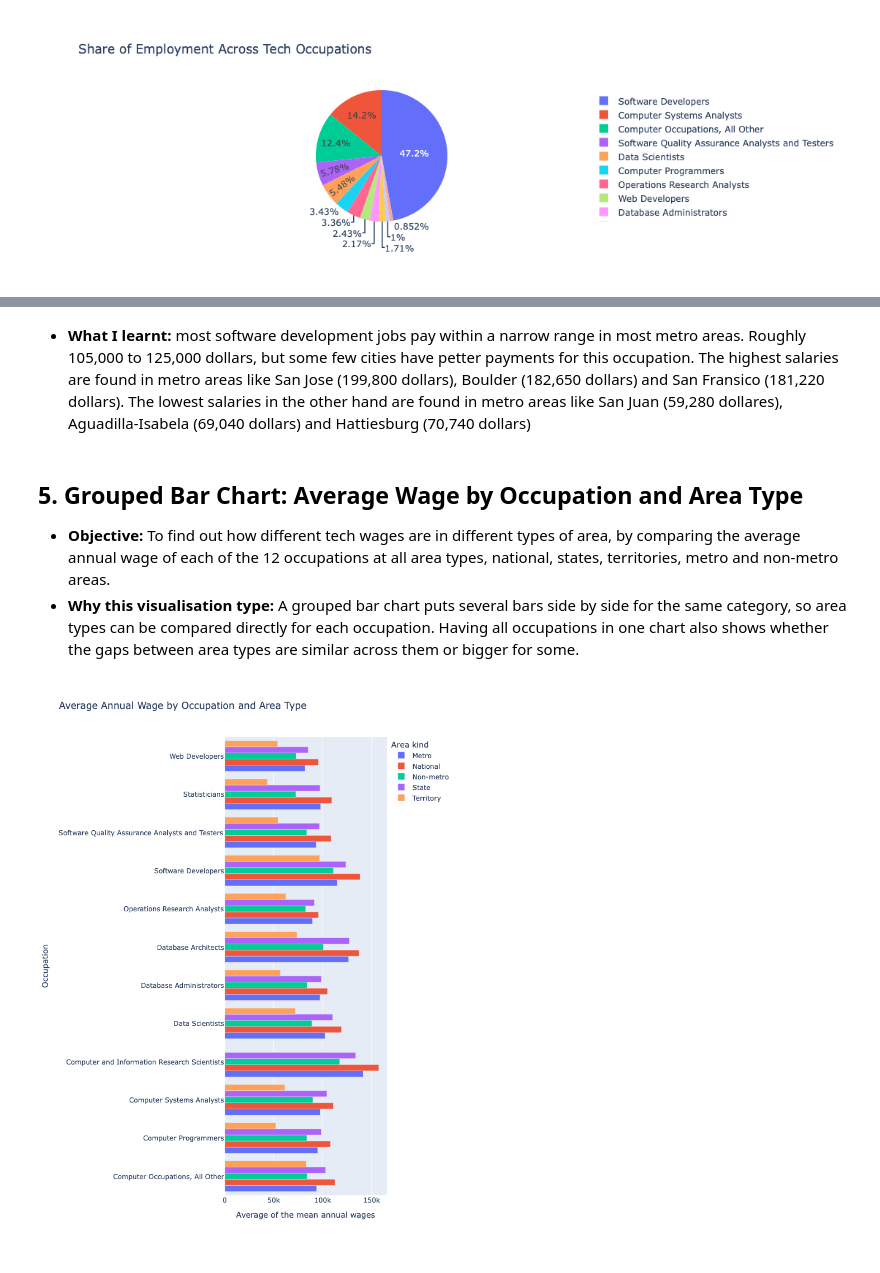
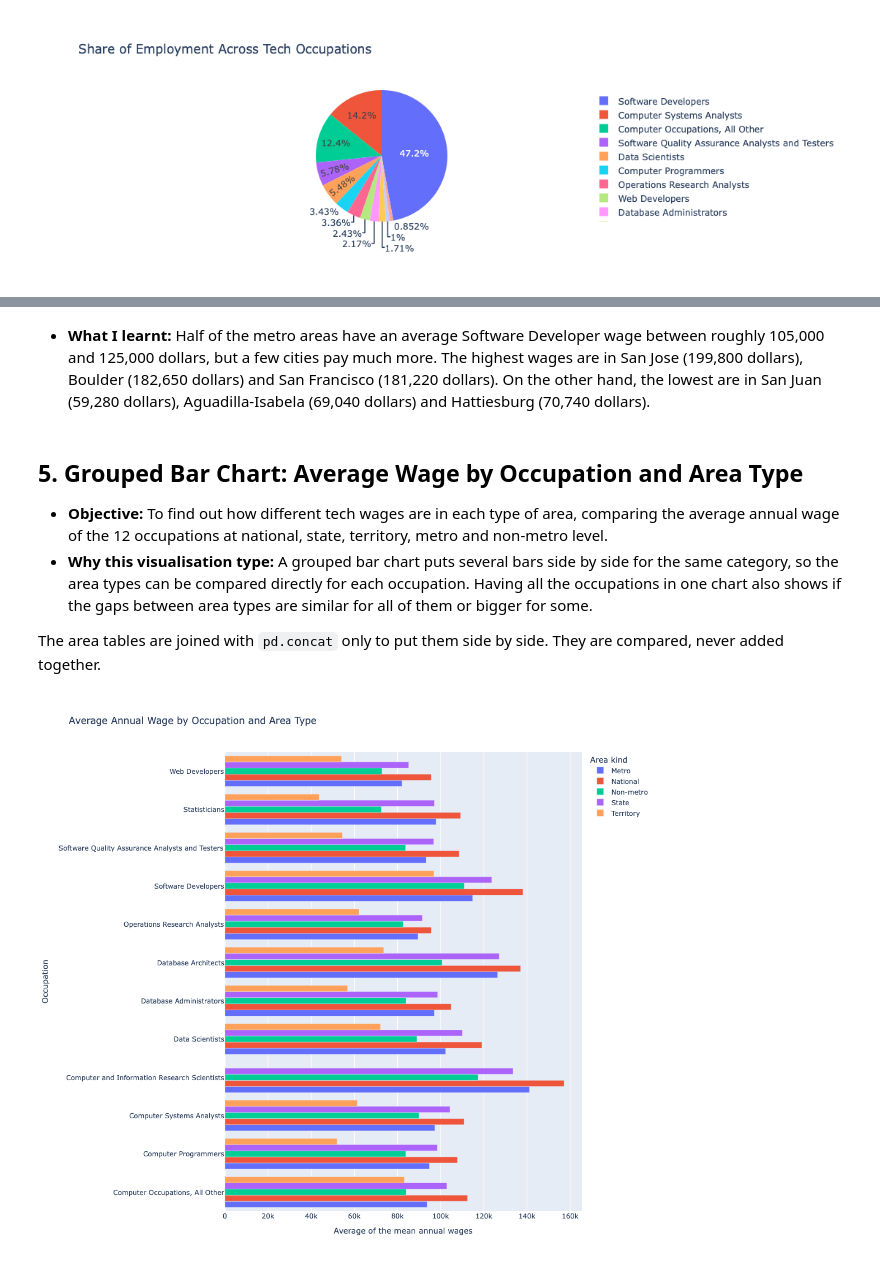
Before and after one commit to chryswds/DVC-CA1, a Jupyter notebook: DVC_CA1-2023334.ipynb, the cells around one changed output, grey strips where cells are left out. Cells and saved outputs as stored; diff of their text form; code cells hidden in the pictures.

```diff
--- a/DVC_CA1-2023334.ipynb
+++ b/DVC_CA1-2023334.ipynb
@@ -250,24 +320,26 @@ fig_violin.show()
 # %% [markdown]
-- **What I learnt:** most software development jobs pay within a narrow range in most metro areas. Roughly 105,000 to 125,000 dollars, but some few cities have petter payments for this occupation. The highest salaries are found in metro areas like San Jose (199,800 dollars), Boulder (182,650 dollars) and San Fransico (181,220 dollars). The lowest salaries in the other hand are found in metro areas like San Juan (59,280 dollares), Aguadilla-Isabela (69,040 dollars) and Hattiesburg (70,740 dollars)
+- **What I learnt:** Half of the metro areas have an average Software Developer wage between roughly 105,000 and 125,000 dollars, but a few cities pay much more. The highest wages are in San Jose (199,800 dollars), Boulder (182,650 dollars) and San Francisco (181,220 dollars). On the other hand, the lowest are in San Juan (59,280 dollars), Aguadilla-Isabela (69,040 dollars) and Hattiesburg (70,740 dollars).
 # %% [markdown]
 ## 5. Grouped Bar Chart: Average Wage by Occupation and Area Type
 
-- **Objective:** To find out how different tech wages are in different types of area, by comparing the average annual wage of each of the 12 occupations at all area types, national, states, territories, metro and non-metro areas.
-- **Why this visualisation type:** A grouped bar chart puts several bars side by side for the same category, so area types can be compared directly for each occupation. Having all occupations in one chart also shows whether the gaps between area types are similar across them or bigger for some.
+- **Objective:** To find out how different tech wages are in each type of area, comparing the average annual wage of the 12 occupations at national, state, territory, metro and non-metro level.
+- **Why this visualisation type:** A grouped bar chart puts several bars side by side for the same category, so the area types can be compared directly for each occupation. Having all the occupations in one chart also shows if the gaps between area types are similar for all of them or bigger for some.
+
+The area tables are joined with `pd.concat` only to put them side by side. They are compared, never added together.
 # %%
-compare = tech_df.copy()
+compare = pd.concat([national, states, territories, metros, nonmetro])
 compare["Area kind"] = compare["AREA_TYPE"].map({1: "National", 2: "State", 3: "Territory", 4: "Metro", 6: "Non-metro"})
 
 avg_wage = compare.groupby(["OCC_TITLE", "Area kind"], as_index=False)["A_MEAN"].mean()
 
 fig_grouped_bar = px.bar(avg_wage,
                x="A_MEAN",
                y="OCC_TITLE",
                color="Area kind",
                barmode="group",
                height=1000,
                labels={"A_MEAN": "Average of the mean annual wages", "OCC_TITLE": "Occupation"},
                title="Average Annual Wage by Occupation and Area Type")
 fig_grouped_bar.show()
 # %% [output]
-[figure, old version]
+[figure, new version]
```
Also changed, not shown: parts of 45 cells of this notebook.
